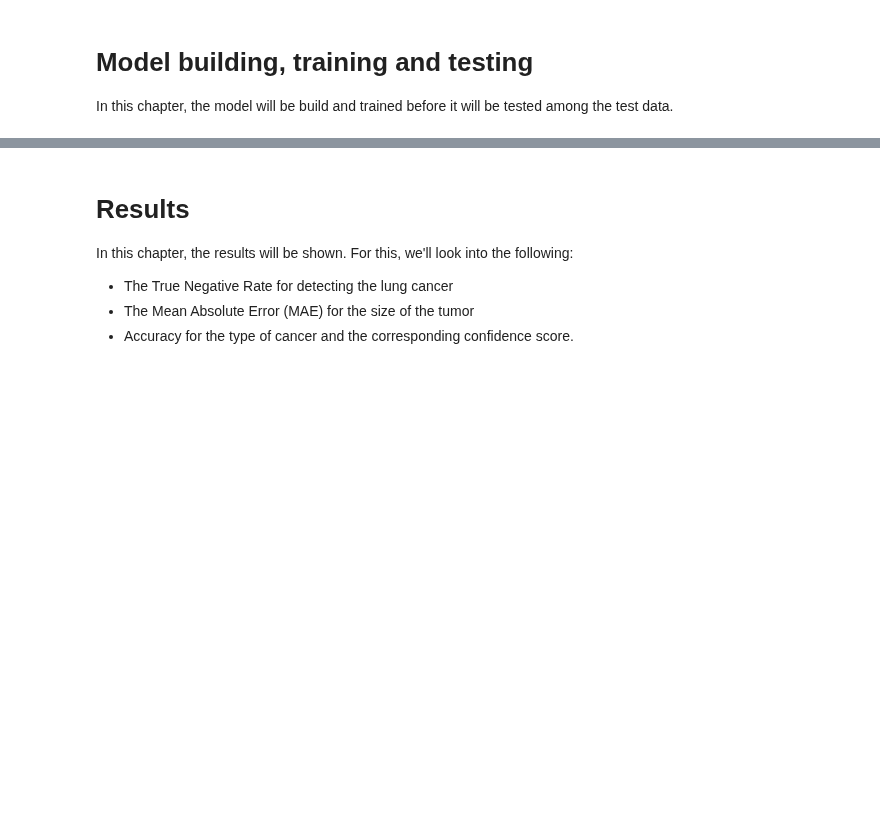
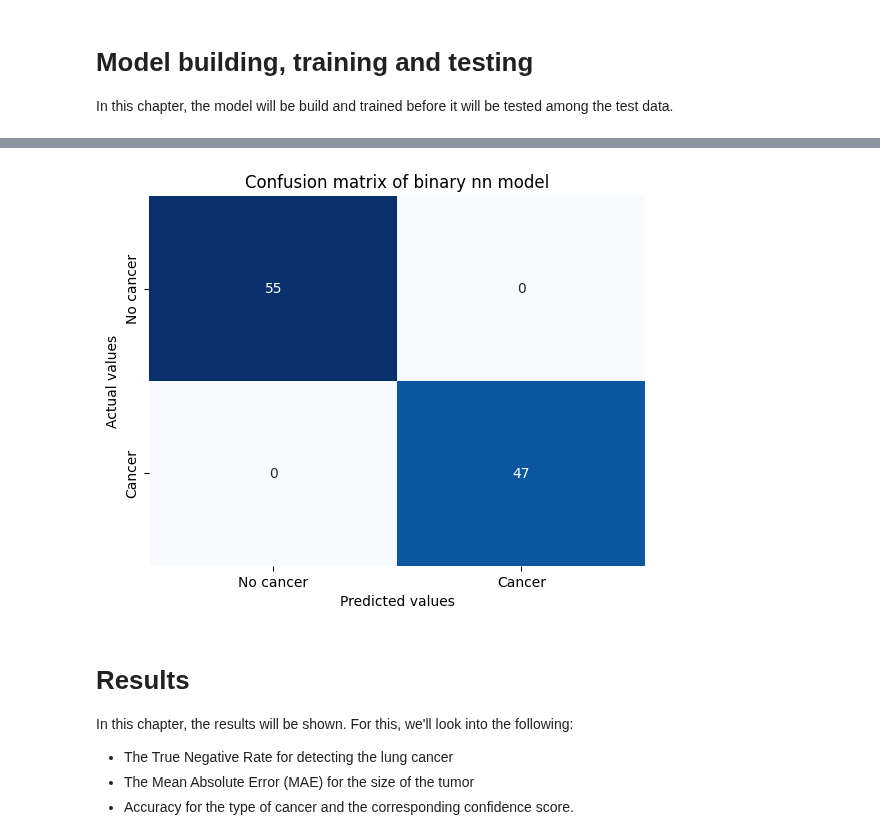
Before and after one commit to arondejong99/final-project-elu, a Jupyter notebook: final-project.ipynb, the cells around one changed output, grey strips where cells are left out. Drawn from its saved outputs; the diff is of its cells as text; code cells hidden in the pictures; blank space fills up the shorter version.

Commit message:
Added confusion matrix

```diff
--- a/final-project.ipynb
+++ b/final-project.ipynb
@@ -323,7 +333,7 @@ In this chapter, the model will be build and trained before it will be tested am
 x = np.array([np.array(val) for val in df_normal_lungs.image_pixels])
 y = df_normal_lungs.has_cancer
 
-X_train, X_test, y_train, y_test = train_test_split(x, y, test_size = 0.2)
+X_train, X_test, y_train, y_test = train_test_split(x, y, test_size = 0.25, random_state = 42)
 # %%
 # reshape dataset to have a single channel
 #X_train = np.array([np.array(val) for val in X_train])
@@ -341,9 +347,5 @@ model_binary = tf.keras.models.Sequential([
                                     tf.keras.layers.Dense(1, activation=tf.nn.sigmoid)])
 
 
-# Compile the model
-model_binary.compile(optimizer='adam', loss='binary_crossentropy', metrics=['accuracy'])
-
-# Train the model
-model_binary.fit(X_train, y_train, validation_data = (X_test, y_test), epochs = 15, batch_size = 32)
+print(model_binary.summary())
 # %% [output]
@@ -367,0 +368,6 @@ Epoch 15/15
+# %%
+# Compile the model
+model_binary.compile(optimizer='adam', loss='binary_crossentropy', metrics=['accuracy'])
+
+# Train the model
+model_binary.fit(X_train, y_train, validation_data = (X_test, y_test), epochs = 15, batch_size = 32, steps_per_epoch=8)
@@ -367,0 +393,15 @@ Epoch 15/15
+# %%
+#model_binary.evaluate(X_test, y_test)
+
+pred_nn = model_binary.predict(X_test)
+
+# Get predicted outputs
+preds = []
+
+for i in range(pred_nn.shape[0]):
+    data = pred_nn[i]
+
+    if data < 1:
+        preds.append(0)
+    else:
+        preds.append(1)
@@ -368,3 +410,17 @@ Epoch 15/15
+# %%
+# Get the confusion matrix and plot it
+conf_matrix = confusion_matrix(y_test, preds)
+
+fig, ax = plt.subplots()
+sns.heatmap(conf_matrix, annot = True, cbar = False,
+            fmt = 'd', cmap = 'Blues', ax = ax, xticklabels = ["No cancer", "Cancer"],
+            yticklabels = ["No cancer", "Cancer"])
+ax.set_xlabel("Predicted values")
+ax.set_ylabel("Actual values")
+ax.set_title(f"Confusion matrix of binary nn model")
+plt.show()
+# %% [output]
+[figure, added]
 # %% [markdown]
 # Results
 In this chapter, the results will be shown. For this, we'll look into the following:
```
Also changed, not shown: parts of 10 cells of this notebook.
